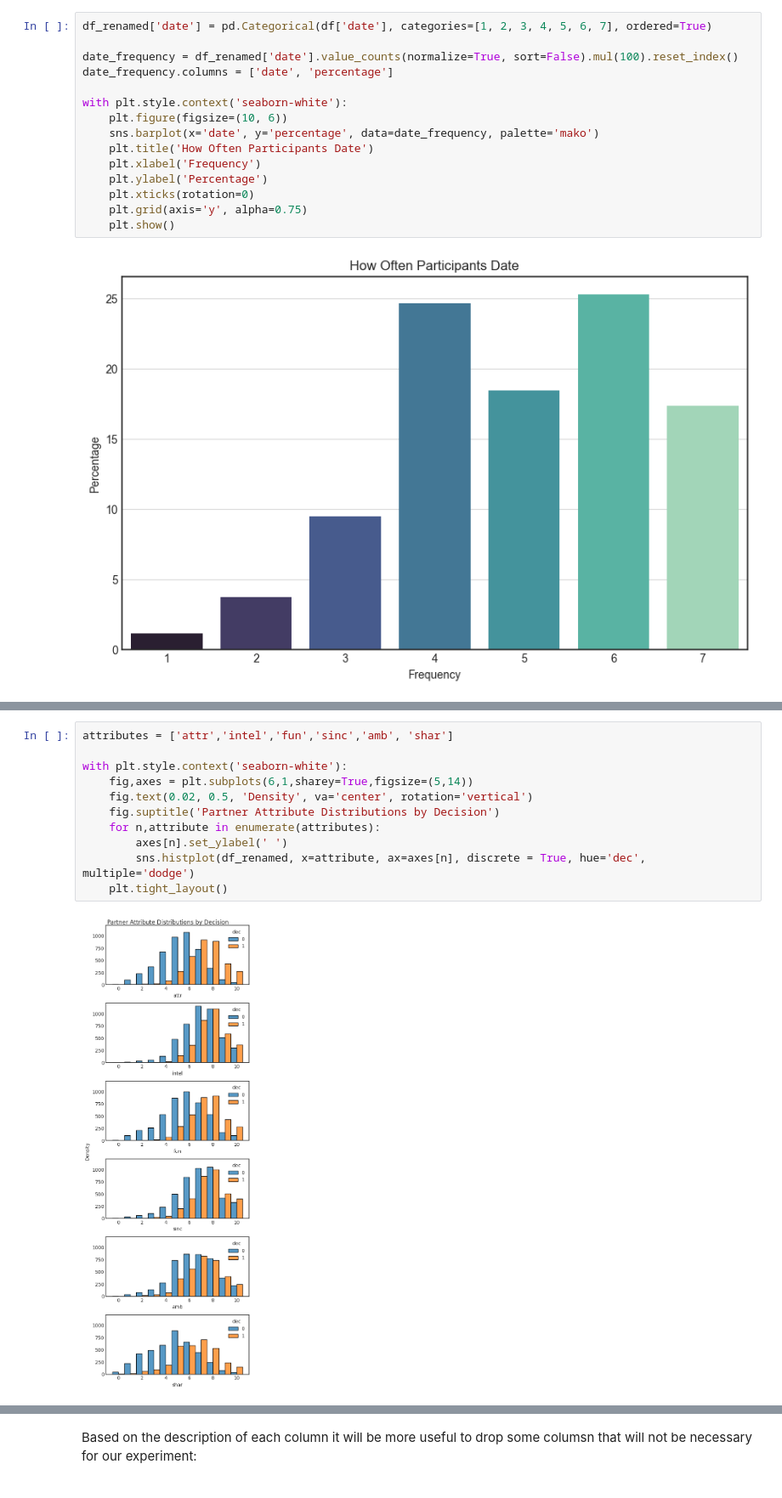
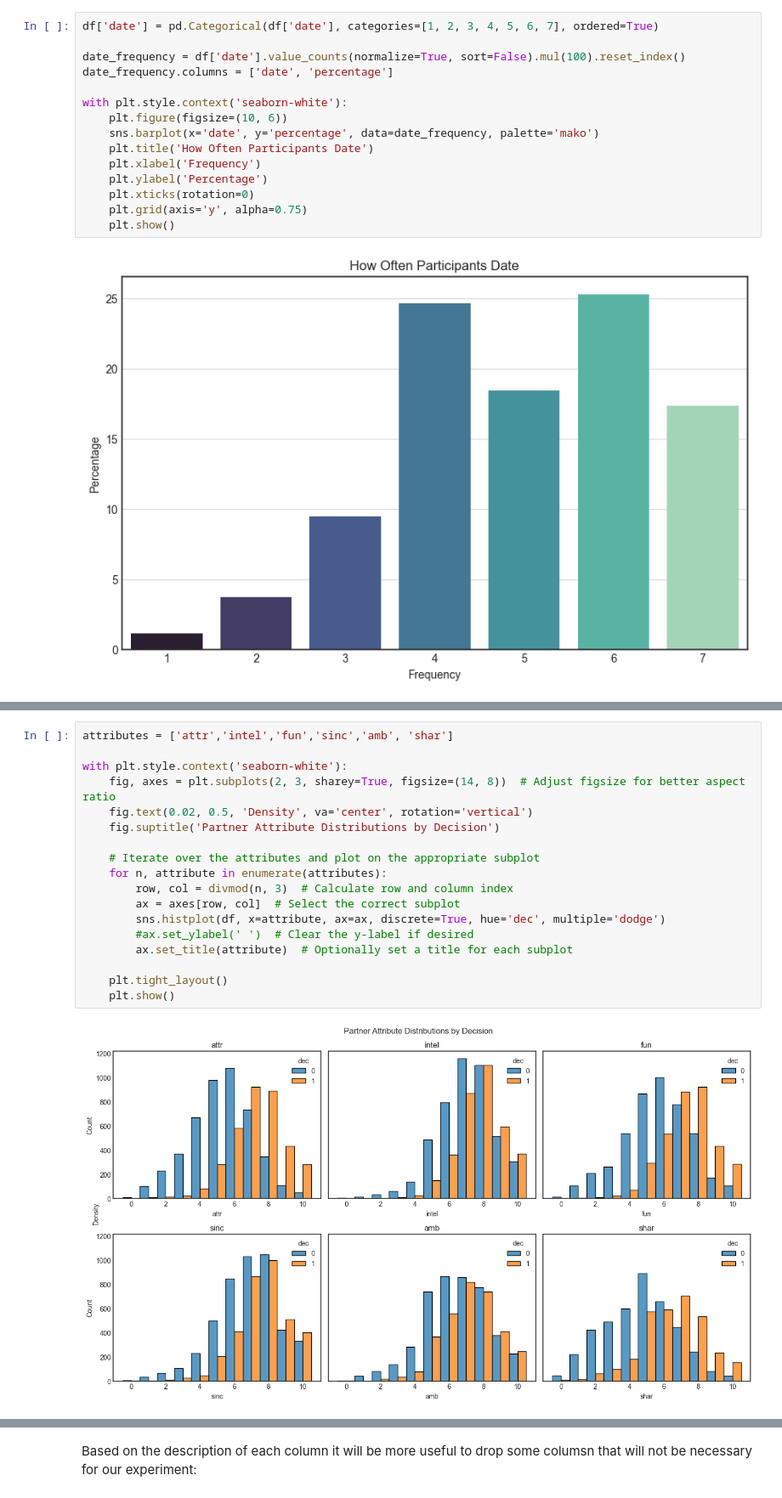
Before and after one commit to meralegre/capstone, a Jupyter notebook: eda_preprocessing.ipynb, the cells around one changed output, grey strips where cells are left out. Shown at 85% size. Cells and saved outputs as stored; diff of their text form.

```diff
--- a/eda_preprocessing.ipynb
+++ b/eda_preprocessing.ipynb
@@ -409,9 +420,9 @@ with plt.style.context('seaborn-white'):
 # %% [output]
 [figure]
 # %%
-df_renamed['date'] = pd.Categorical(df['date'], categories=[1, 2, 3, 4, 5, 6, 7], ordered=True)
+df['date'] = pd.Categorical(df['date'], categories=[1, 2, 3, 4, 5, 6, 7], ordered=True)
 
-date_frequency = df_renamed['date'].value_counts(normalize=True, sort=False).mul(100).reset_index()
+date_frequency = df['date'].value_counts(normalize=True, sort=False).mul(100).reset_index()
 date_frequency.columns = ['date', 'percentage']
 
 with plt.style.context('seaborn-white'):
@@ -441,16 +452,23 @@ plt.ylabel('Frequency of Going on Dates')
 plt.show()
 # %% [output]
 [figure]
-# %%
-attributes = ['attr','intel','fun','sinc','amb', 'shar']
-
-with plt.style.context('seaborn-white'):
-    fig,axes = plt.subplots(6,1,sharey=True,figsize=(5,14))
-    fig.text(0.02, 0.5, 'Density', va='center', rotation='vertical')
-    fig.suptitle('Partner Attribute Distributions by Decision')
-    for n,attribute in enumerate(attributes):
-        axes[n].set_ylabel(' ')
-        sns.histplot(df_renamed, x=attribute, ax=axes[n], discrete = True, hue='dec', multiple='dodge')
-    plt.tight_layout()
-# %% [output]
-[figure, removed]
+# %%
+attributes = ['attr','intel','fun','sinc','amb', 'shar']
+
+with plt.style.context('seaborn-white'):
+    fig, axes = plt.subplots(2, 3, sharey=True, figsize=(14, 8))  # Adjust figsize for better aspect ratio
+    fig.text(0.02, 0.5, 'Density', va='center', rotation='vertical')
+    fig.suptitle('Partner Attribute Distributions by Decision')
+
+    # Iterate over the attributes and plot on the appropriate subplot
+    for n, attribute in enumerate(attributes):
+        row, col = divmod(n, 3)  # Calculate row and column index
+        ax = axes[row, col]  # Select the correct subplot
+        sns.histplot(df, x=attribute, ax=ax, discrete=True, hue='dec', multiple='dodge')
+        #ax.set_ylabel(' ')  # Clear the y-label if desired
+        ax.set_title(attribute)  # Optionally set a title for each subplot
+
+    plt.tight_layout()
+    plt.show()
+# %% [output]
+[figure, added]
```
Also changed, not shown: parts of 19 cells of this notebook, 1 other file.
